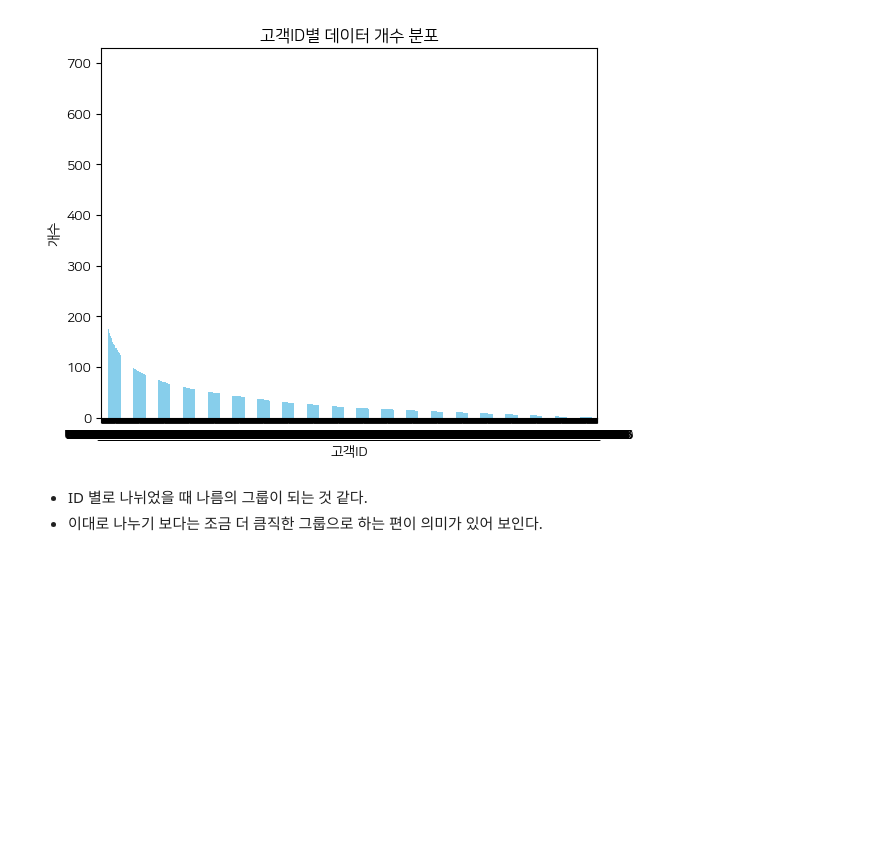
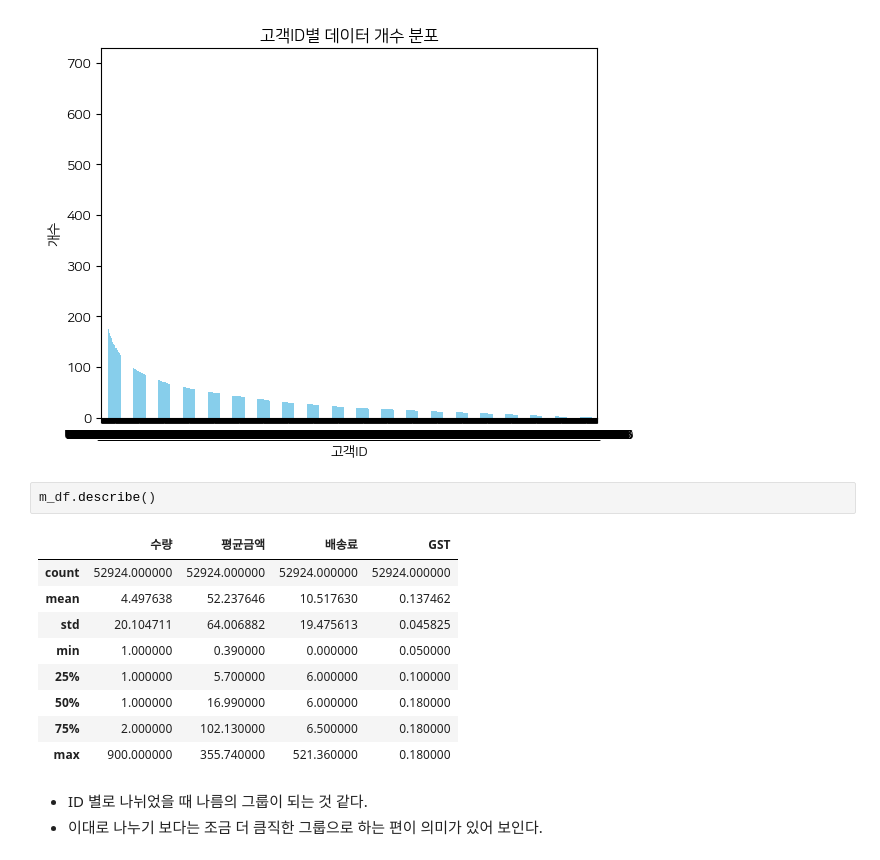
Before and after one commit to syl0702/dacon_cust_seg, a Jupyter notebook: analysis.ipynb, the cells around one changed output. Drawn from its saved outputs; the diff is of its cells as text; blank space fills up the shorter version.

```diff
--- a/analysis.ipynb
+++ b/analysis.ipynb
@@ -180,6 +180,18 @@ plt.title('고객ID별 데이터 개수 분포')
 plt.show()
 # %% [output]
 [figure]
+# %%
+m_df.describe()
+# %% [output]
+|  | 수량 | 평균금액 | 배송료 | GST |
+| count | 52924.000000 | 52924.000000 | 52924.000000 | 52924.000000 |
+| mean | 4.497638 | 52.237646 | 10.517630 | 0.137462 |
+| std | 20.104711 | 64.006882 | 19.475613 | 0.045825 |
+| min | 1.000000 | 0.390000 | 0.000000 | 0.050000 |
+| 25% | 1.000000 | 5.700000 | 6.000000 | 0.100000 |
+| 50% | 1.000000 | 16.990000 | 6.000000 | 0.180000 |
+| 75% | 2.000000 | 102.130000 | 6.500000 | 0.180000 |
+| max | 900.000000 | 355.740000 | 521.360000 | 0.180000 |
 # %% [markdown]
 - ID 별로 나뉘었을 때 나름의 그룹이 되는 것 같다.
 - 이대로 나누기 보다는 조금 더 큼직한 그룹으로 하는 편이 의미가 있어 보인다.
```
